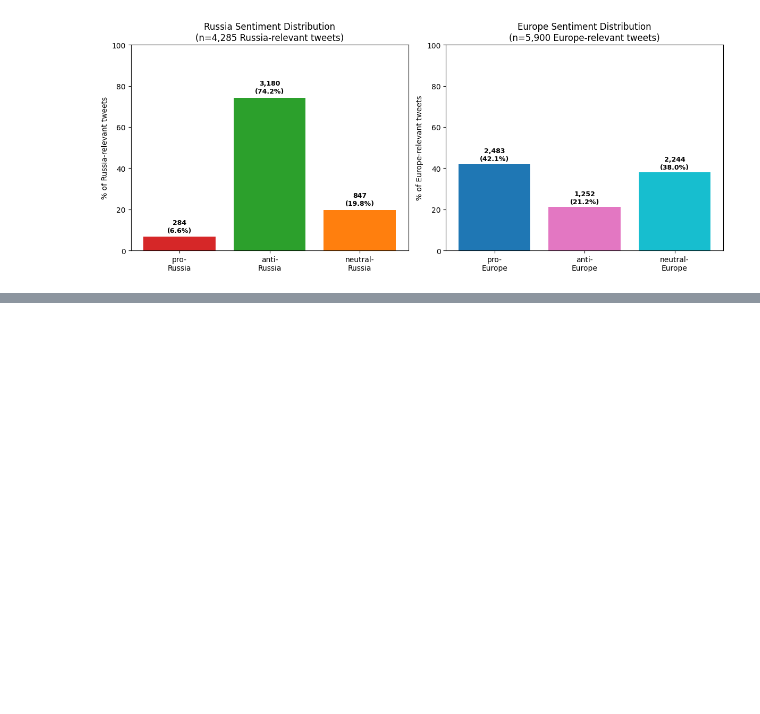
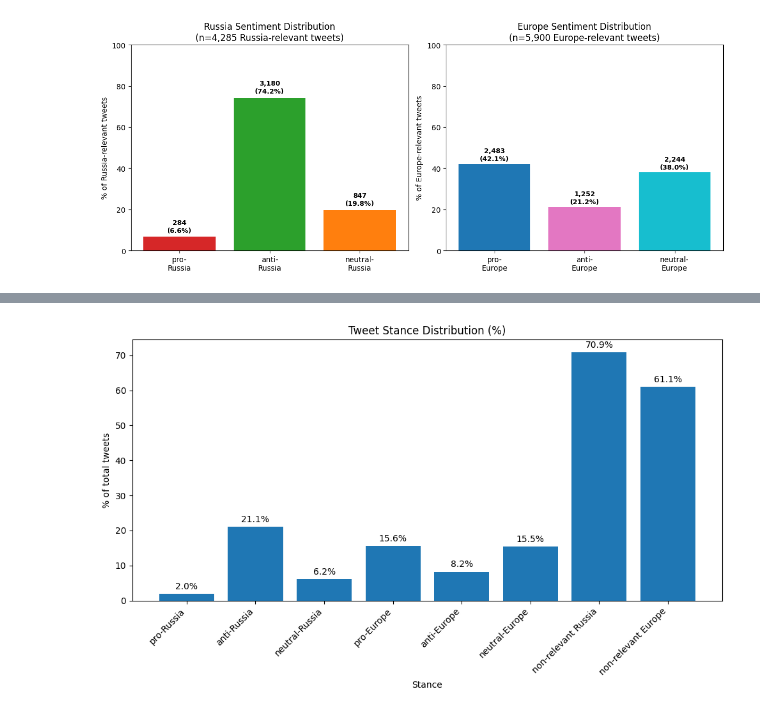
Before and after one commit to edgeslab/moldova-elections, a Jupyter notebook: analysis_OSMAN.ipynb, the cells around one changed output, grey strips where cells are left out. Cells and saved outputs as stored; diff of their text form; code cells hidden in the pictures; blank space fills up the shorter version.

```diff
--- a/analysis_OSMAN.ipynb
+++ b/analysis_OSMAN.ipynb
@@ -3118,0 +3108,8 @@ plot_overall_sentiment_charts(russia_data, europe_data)
+# %%
+import json
+
+# Load the JSON file
+with open('labeled_data.json', 'r', encoding='utf-8') as f:
+    labeled_list = json.load(f)
+
+len(labeled_list)
@@ -3118,0 +3118,6 @@ plot_overall_sentiment_charts(russia_data, europe_data)
+# %%
+# Define stance columns in original order
+cols = ['pro-Russia', 'anti-Russia', 'neutral-Russia', 'pro-Europe',
+               'anti-Europe', 'neutral-Europe', 'non-relevant Russia', 'non-relevant Europe', 'text', 'tweetId', 'index']
+# %%
+gemini_df = pd.DataFrame(labeled_list, columns=cols)
@@ -3118,0 +3133,26 @@ plot_overall_sentiment_charts(russia_data, europe_data)
+# %%
+stance_cols = ['pro-Russia', 'anti-Russia', 'neutral-Russia', 'pro-Europe', 'anti-Europe', 'neutral-Europe', 'non-relevant Russia', 'non-relevant Europe']
+# %%
+import matplotlib.pyplot as plt
+
+# Calculate mask, counts, and percents
+yes_mask = gemini_df[stance_cols].apply(lambda col: col.astype(str).str.lower() == "yes")
+counts = yes_mask.sum()
+percents = counts / len(gemini_df) * 100
+
+# Plot
+fig, ax = plt.subplots(figsize=(10, 6))
+bars = ax.bar(percents.index, percents.values)
+
+# Add percentage labels on top
+ax.bar_label(bars, fmt='%.1f%%', padding=3)
+
+ax.set_ylabel("% of total tweets")
+ax.set_xlabel("Stance")
+ax.set_title("Tweet Stance Distribution (%)")
+plt.xticks(rotation=45, ha="right")
+plt.tight_layout()
+plt.savefig('tweet_stance_distribution.png')
+plt.show()
+# %% [output]
+[figure, added]
```
Also changed, not shown: parts of 87 cells of this notebook, 39 other files.
